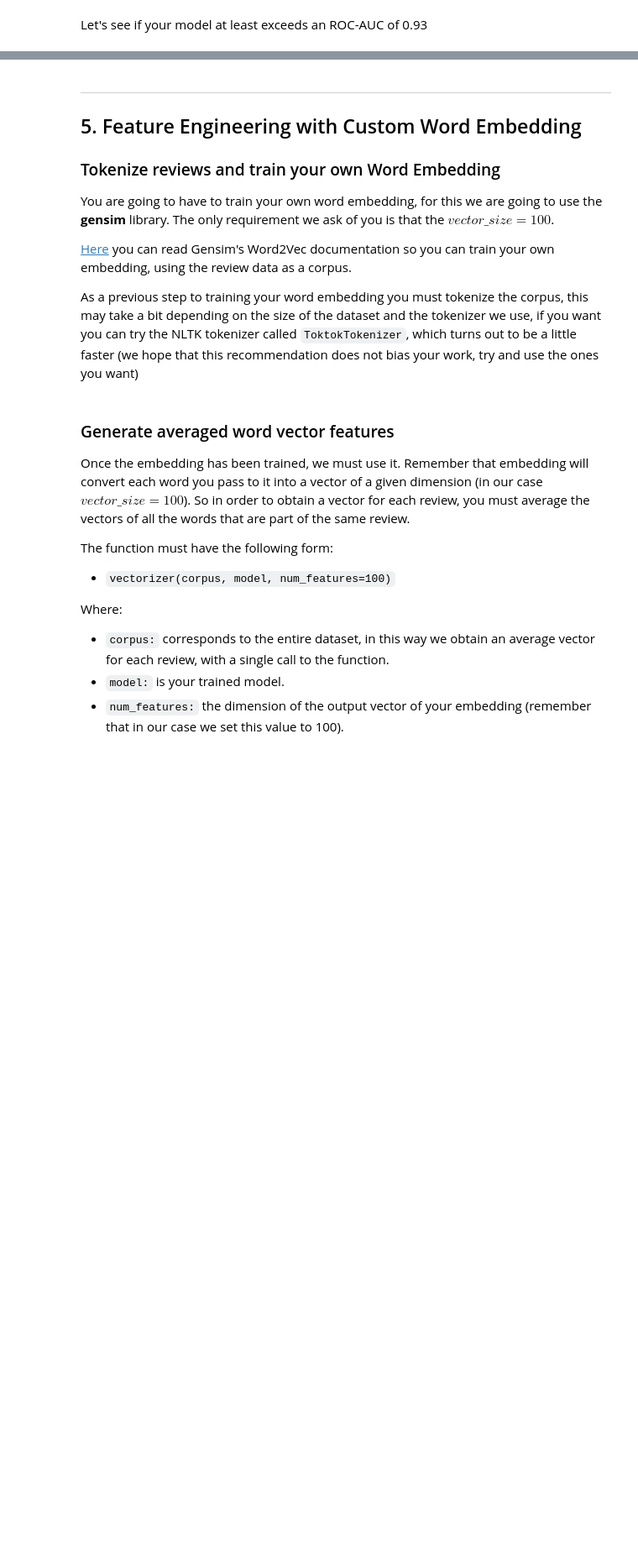
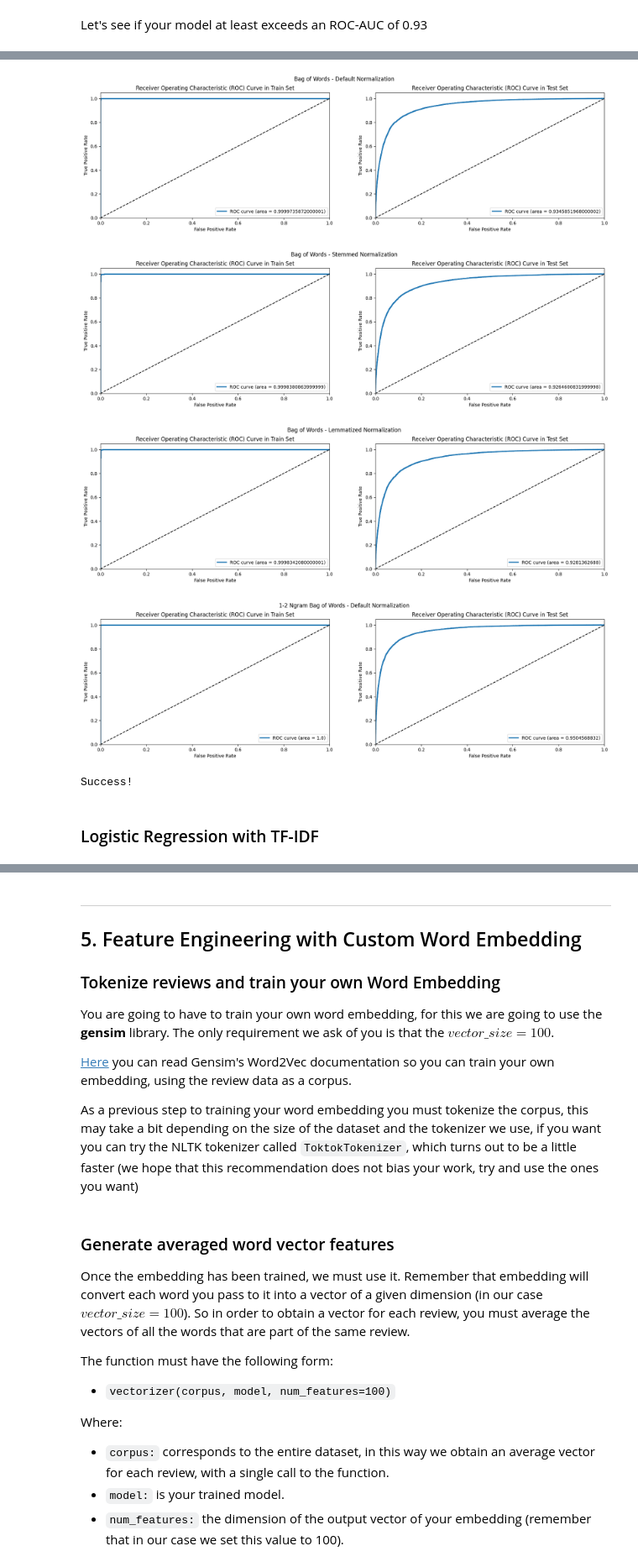
Before and after one commit to JotaCe7/Large-Movie-Review-Sentiment-Analysis, a Jupyter notebook: Sentiment_Analysis_NLP.ipynb, the cells around one changed output, grey strips where cells are left out. Shown: that part at 84% size. Cells and saved outputs as stored; diff of their text form; code cells hidden in the pictures; blank space fills up the shorter version.

```diff
--- a/Sentiment_Analysis_NLP.ipynb
+++ b/Sentiment_Analysis_NLP.ipynb
@@ -103,3 +51,5 @@ for file in walkdir('data2/train'):
+# %%
+X_train, y_train, X_test, y_test = utils.load_data('aclImdb/')
 # %% [markdown]
 ### *Don't change anything in this block, just make it run correctly*
 
@@ -241,3 +232,16 @@ check_normalization()
 ## 3. Feature Engineering
 
 You already have the pr-eprocessed data, now you must vectorize them, because remember that the models only understand numbers. At this stage choose whether you want to vectorize with BoW or with TF-IDF. Later we will train our own embedding but for now we go with a more "classic" vectorization.
+# %%
+# Bag of Words
+cv = CountVectorizer()
+cv_n2 = CountVectorizer(ngram_range=(1,2))
+B_O_W_train       = cv.fit_transform(X_train_n)
+B_O_W_test        = cv.transform(X_test_n)
+B_O_W_train_stem  = cv.fit_transform(X_train_n_stem)
+B_O_W_test_stem   = cv.transform(X_test_n_stem)
+B_O_W_train_lemma = cv.fit_transform(X_train_n_lemma)
+B_O_W_test_lemma  = cv.transform(X_test_n_lemma)
+
+B_O_W_train_n2 = cv_n2.fit_transform(X_train_n)
+B_O_W_test_n2  = cv_n2.transform(X_test_n)
@@ -262,0 +282,20 @@ Also, you must complete the `plot_roc` function so that it can show:
+# %%
+model = LogisticRegression(random_state = 7)
+model.fit(B_O_W_train, y_train)
+y_train_pred       = model.predict(B_O_W_train)
+y_pred             = model.predict(B_O_W_test)
+
+model_stem = LogisticRegression(random_state=7)
+model_stem.fit(B_O_W_train_stem, y_train)
+y_train_pred_stem  = model_stem.predict(B_O_W_train_stem)
+y_pred_stem        = model_stem.predict(B_O_W_test_stem)
+
+model_lemma = LogisticRegression(random_state=7)
+model_lemma.fit(B_O_W_train_lemma, y_train)
+y_train_pred_lemma = model_lemma.predict(B_O_W_train_lemma)
+y_pred_lemma       = model_lemma.predict(B_O_W_test_lemma)
+
+model_n2 = LogisticRegression(random_state = 7)
+model_n2.fit(B_O_W_train_n2, y_train)
+y_train_pred_n2    = model_n2.predict(B_O_W_train_n2)
+y_pred_n2          = model_n2.predict(B_O_W_test_n2)
@@ -282,4 +398,15 @@ Let's see if your model at least exceeds an ROC-AUC of 0.93
+# %%
+roc_auc_train, roc_auc_test = evaluation.plot_roc_train_test(model, B_O_W_train, y_train, B_O_W_test, y_test, sup_title="Bag of Words - Default Normalization")
+roc_auc_stem_train, roc_auc_stem_test  = evaluation.plot_roc_train_test(model_stem, B_O_W_train_stem, y_train, B_O_W_test_stem, y_test, sup_title="Bag of Words - Stemmed Normalization")
+roc_auc_lemma_train, roc_auc_lemma_test = evaluation.plot_roc_train_test(model_lemma, B_O_W_train_lemma, y_train, B_O_W_test_lemma, y_test, sup_title="Bag of Words - Lemmatized Normalization")
+roc_auc_n2_train, roc_auc_n2_test    = evaluation.plot_roc_train_test(model_n2, B_O_W_train_n2, y_train, B_O_W_test_n2, y_test, sup_title="1-2 Ngram Bag of Words - Default Normalization")
+# %% [output]
+[figure, added]
+[figure, added]
+[figure, added]
+[figure, added]
 # %%
+roc_auc = roc_auc_n2_test
 def check_roc(roc_auc):
     if roc_auc > 0.93:
         print('Success!')
@@ -287,3 +414,7 @@ def check_roc(roc_auc):
         raise ValueError('Your model is not good enough!')
 
 check_roc(roc_auc)
+# %% [output]
+Success!
+# %% [markdown]
+### Logistic Regression with TF-IDF
```
Also changed, not shown: parts of 25 cells of this notebook.
